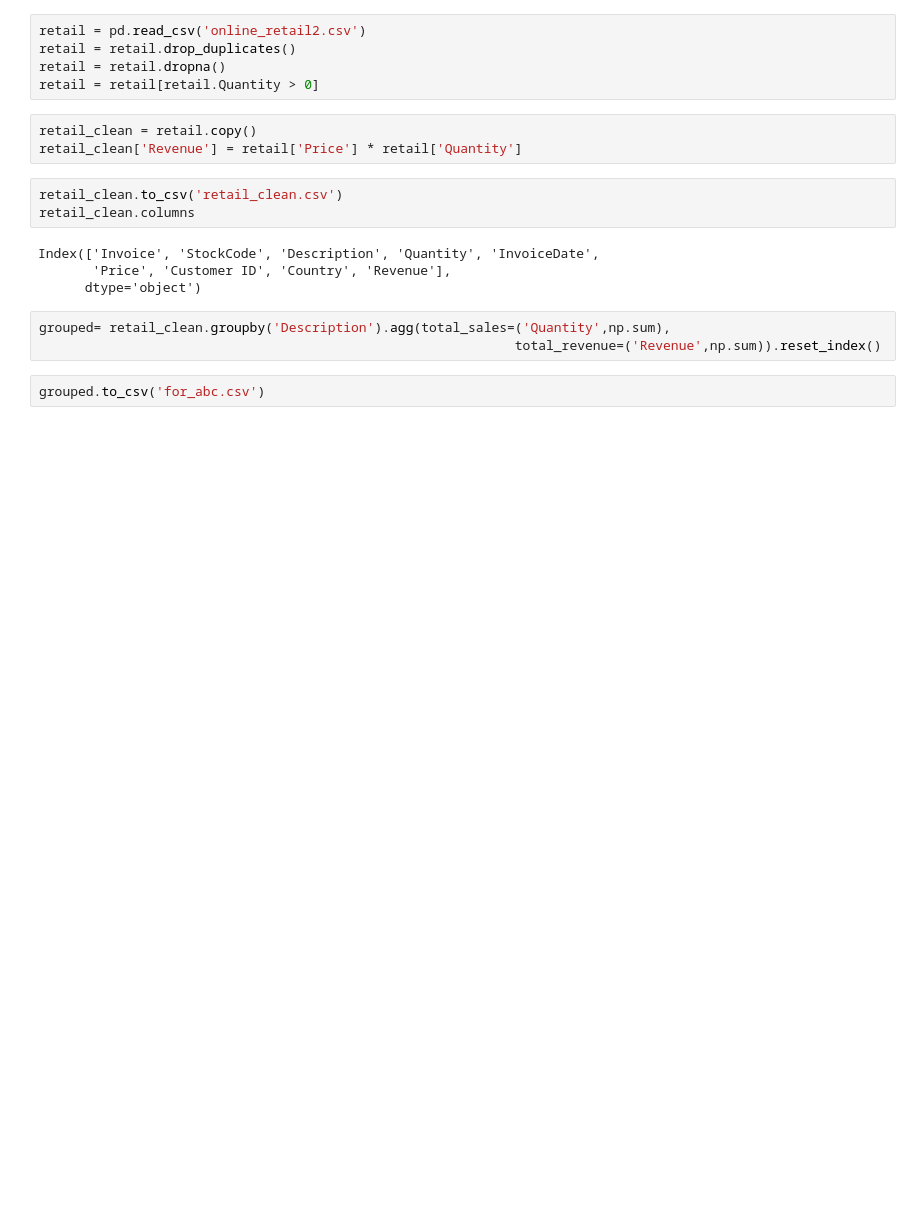
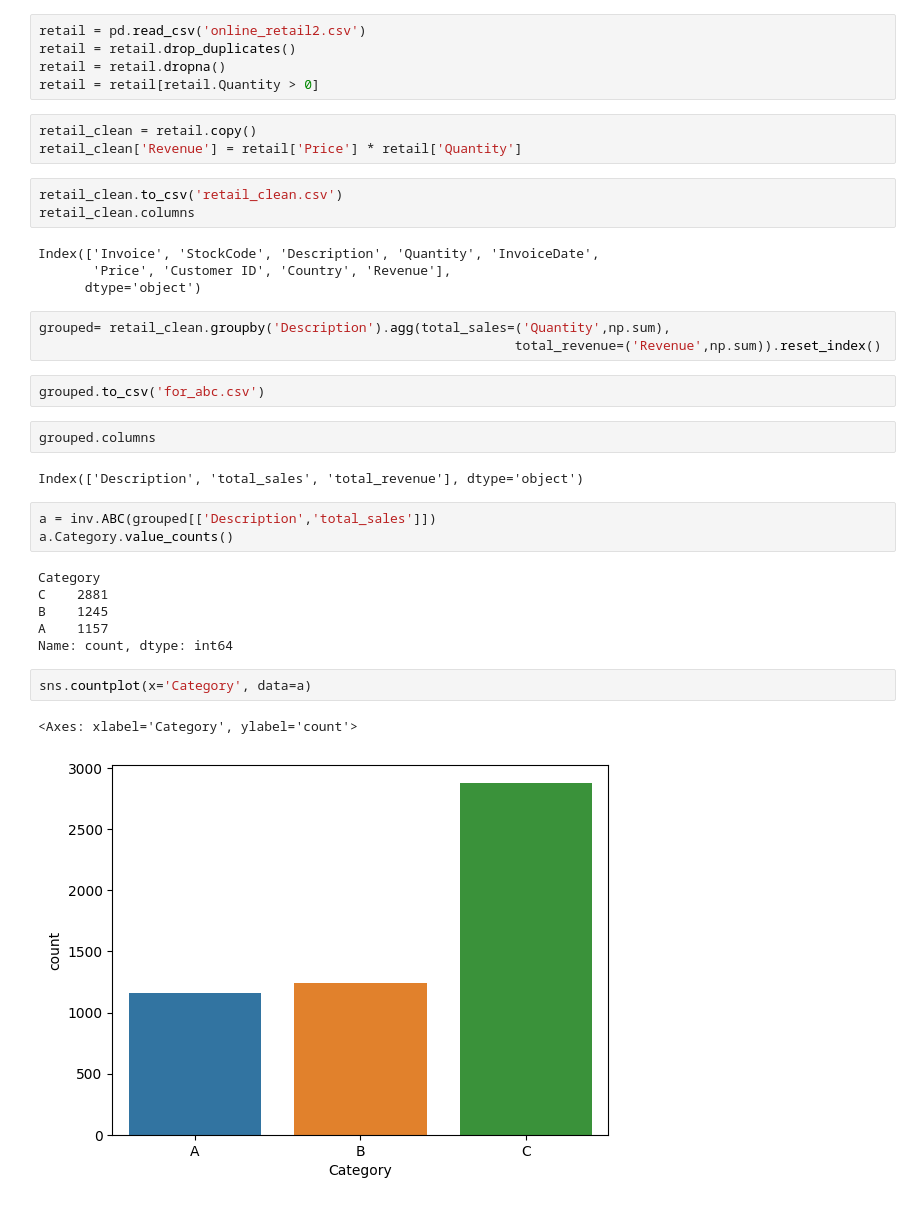
Before and after one commit to BryhanS/supply-chain-data-science-project, a Jupyter notebook: 09.segmentation/data.ipynb, the cells around one changed output. Drawn from its saved outputs; the diff is of its cells as text; blank space fills up the shorter version.

```diff
--- a/09.segmentation/data.ipynb
+++ b/09.segmentation/data.ipynb
@@ -23,3 +23,21 @@ grouped= retail_clean.groupby('Description').agg(total_sales=('Quantity',np.sum)
                                                              total_revenue=('Revenue',np.sum)).reset_index()
 # %%
 grouped.to_csv('for_abc.csv')
+# %%
+grouped.columns
+# %% [output]
+Index(['Description', 'total_sales', 'total_revenue'], dtype='object')
+# %%
+a = inv.ABC(grouped[['Description','total_sales']])
+a.Category.value_counts()
+# %% [output]
+Category
+C    2881
+B    1245
+A    1157
+Name: count, dtype: int64
+# %%
+sns.countplot(x='Category', data=a)
+# %% [output]
+<Axes: xlabel='Category', ylabel='count'>
+[figure, added]
```
Also changed, not shown: parts of 12 cells of this notebook.
